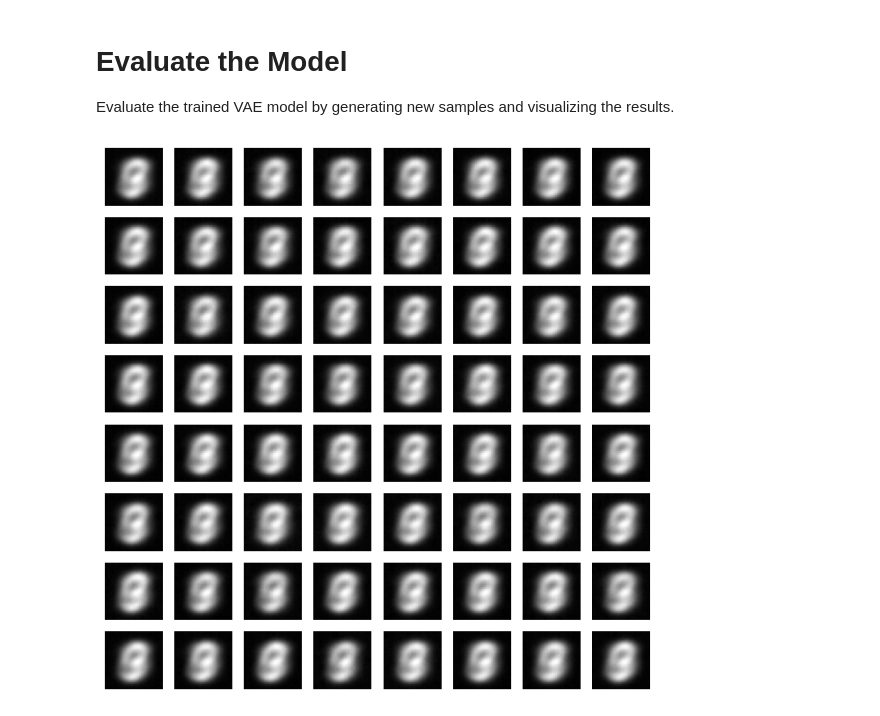
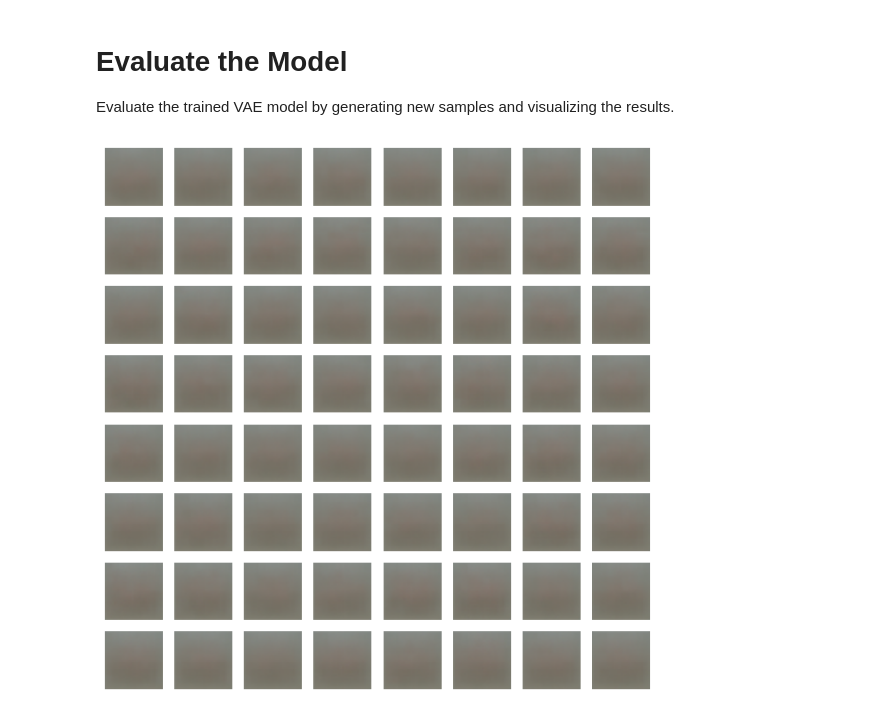
Before and after one commit to HeiseMax/SuperResolution, a Jupyter notebook: CIFAR_VAE_lighning.ipynb, the cells around one changed output. Saved outputs shown, nothing was run; the diff lists cells and outputs as text; code cells hidden in the pictures.

```diff
--- a/CIFAR_VAE_lighning.ipynb
+++ b/CIFAR_VAE_lighning.ipynb
@@ -121,11 +156,11 @@ class VAE(pl.LightningModule):
         return SR, mean, log_var
 
     def loss_function(self, SR, HR, mean, log_var):
-        # recons_loss = nn.functional.binary_cross_entropy(HR, SR, reduction='sum')
-        # kld_loss = -0.5 * torch.sum(1+ log_var - mean.pow(2) - log_var.exp())
-        recons_loss = nn.functional.mse_loss(SR, HR)
-        kld_loss = torch.mean(-0.5 * torch.sum(1 + log_var - mean ** 2 - log_var.exp(), dim=1), dim=0)
-        return (recons_loss + kld_loss)# / len(HR)
+        recons_loss = nn.functional.binary_cross_entropy(HR, SR, reduction='sum')
+        kld_loss = -0.5 * torch.sum(1+ log_var - mean.pow(2) - log_var.exp())
+        # recons_loss = nn.functional.mse_loss(SR, HR)
+        # kld_loss = torch.mean(-0.5 * torch.sum(1 + log_var - mean ** 2 - log_var.exp(), dim=1), dim=0)
+        return (recons_loss + kld_loss) / HR.size(0)
 
     def training_step(self, batch, batch_idx):
         HR, LR = batch
@@ -135,18 +170,25 @@ class VAE(pl.LightningModule):
         return loss
 
     def configure_optimizers(self):
-        return optim.Adam(self.parameters(), lr=1e-3)
+        return optim.Adam(self.parameters(), lr=1e-4)
 
     def validation_step(self, batch, batch_idx):
-        if self.current_epoch % 5 == 0:
-            HR, LR = batch
-            SR, mean, log_var = self(LR)
-            loss = self.loss_function(SR, HR, mean, log_var)
-            self.log('val_loss', loss)
+        HR, LR = batch
+        SR, mean, log_var = self(LR)
+        loss = self.loss_function(SR, HR, mean, log_var)
+        self.log('val_loss', loss)
 
-            if self.current_epoch % 10 == 0 and batch_idx == 0:
-                self.logger.experiment.add_figure("Test Data Reconstructions", self.sample_images(LR[:32], HR[:32]), global_step=self.trainer.global_step)
-            return loss
+        if self.current_epoch % 10 == 9 and batch_idx == 0:
+            psnr_val, ssim_val, lpips_val, brisque_val, psnr_consistency_val, mse_diversity_val, lpips_diversity_val = validation_scores(self, HR, LR)
+            self.log('psnr_val', psnr_val)
+            self.log('ssim_val', ssim_val.mean())
+            self.log('lpips_val', lpips_val)
+            self.log('brisque_val', brisque_val)
+            self.log('psnr_consistency_val', psnr_consistency_val)
+            self.log('mse_diversity_val', mse_diversity_val)
+            self.log('lpips_diversity_val', lpips_diversity_val)
+            self.logger.experiment.add_figure("Test Data Reconstructions", self.sample_images(LR[:32], HR[:32]), global_step=self.trainer.global_step)
+        return loss
 
     def sample_images(self, LR, HR):
         recon = self(LR)[0].detach().cpu().permute(0, 2, 3, 1)
@@ -223,7 +265,7 @@ vae_model = VAE(encoder, decoder)
 # vae_model = VAE()
 
 # Initialize the PyTorch Lightning Trainer
-trainer = pl.Trainer(max_epochs=100, accelerator="gpu")
+trainer = pl.Trainer(max_epochs=250, accelerator="gpu", check_val_every_n_epoch=5)
 
 # Train the model
 trainer.fit(vae_model, train_loader, val_loader)
@@ -255,18 +299,18 @@ Evaluate the trained VAE model by generating new samples and visualizing the res
 # %%
 # Evaluate the Model
 
 # Generate new samples from the trained VAE model
 vae_model.eval()
 with torch.no_grad():
     input = val_dataset.get_samples(64)[1]
     # Generate new samples
     samples = vae_model(input)[0].cpu()
 
 # Visualize the generated samples
 fig, axes = plt.subplots(8, 8, figsize=(8, 8))
 for i, ax in enumerate(axes.flatten()):
-    ax.imshow(samples[i].squeeze(), cmap='gray')
+    ax.imshow(samples[i].permute(1,2,0), cmap='gray')
     ax.axis('off')
 plt.show()
 # %% [output]
-[figure, old version]
+[figure, new version]
```
Also changed, not shown: parts of 4 cells of this notebook, 2 other files.
